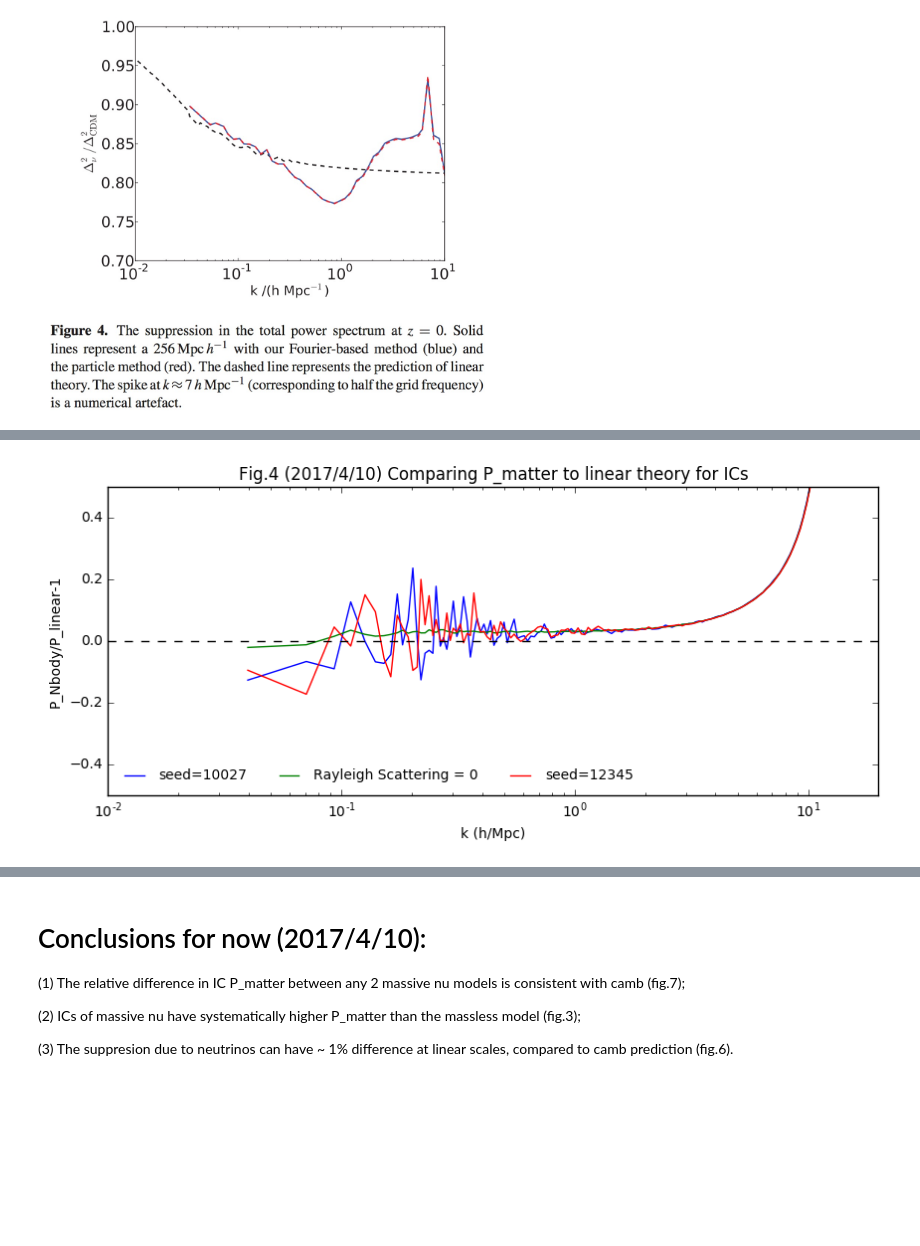
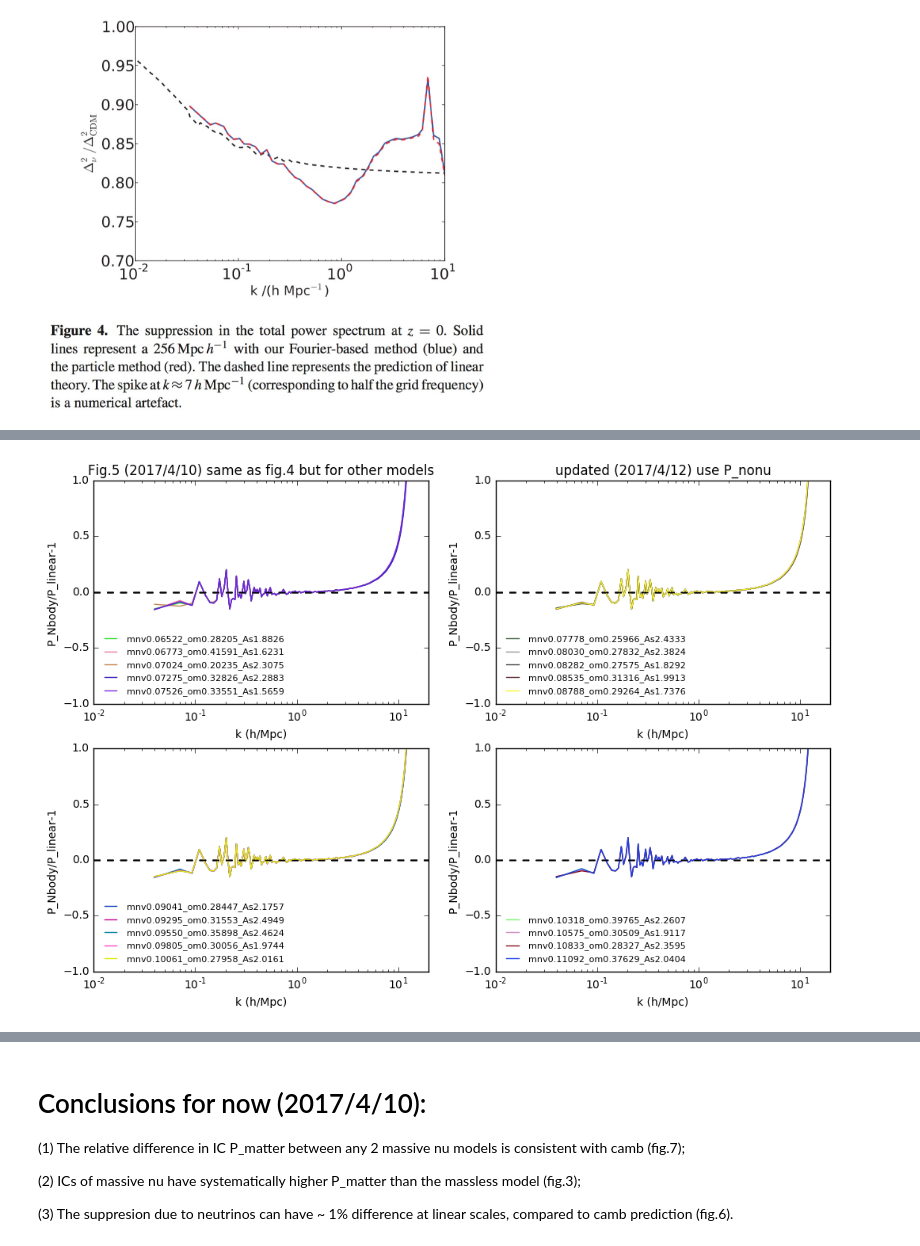
Before and after one commit to liuxx479/neutrino-batch, a Jupyter notebook: plot-matterps.ipynb, the cells around one changed output, grey strips where cells are left out. Cells and saved outputs as stored; diff of their text form; code cells hidden in the pictures; blank space fills up the shorter version.

```diff
--- a/plot-matterps.ipynb
+++ b/plot-matterps.ipynb
@@ -219,25 +217,50 @@ show()
 # %%
-f=figure(figsize=(10,4))
-ax=f.add_subplot(111)
+################################################
+##### plot pmatter for other cosmology #########
+################################################
+import os
+fn_arr = np.array(os.listdir('matterpower'))[where(array( [(len(iPm)) for iPm in os.listdir('matterpower')])==39)[0]]
+#print fn_arr
+fn_arr = delete(fn_arr, 1)
 
-for iii in range(3):
-    fn = ('','-Rayleigh0','-seed12345')[iii]
-    ilabel=['seed=10027','Rayleigh Scattering = 0','seed=12345'][iii]
-    ikgadget, iPgadget, iNmodes = np.loadtxt('matterpower/mnv0.10000_om0.30000_As2.1000-Pk-DM-ICs%s'%(fn)).T
+f=figure(figsize=(12,8))
+jjj=0
+seed(5)
+for iii in range(len(fn_arr)):
+
+    fn = fn_arr[iii][:-10]
+    #print fn
+    if fn[:10]=='mnv0.00000' or fn[:10]=='mnv0.10000':
+        continue
+    if jjj%5==0:
+        ax=f.add_subplot(2,2,jjj/5+1)
+    if iii==2:
+        ax.set_title("Fig.5 (2017/4/10) same as fig.4 but for other models")
+    if jjj==8:
+        ax.set_title("updated (2017/4/12) use P_nonu")
+    ikgadget, iPgadget, iNmodes = np.loadtxt('matterpower/%s-PK-DM-ICs'%(fn)).T
+
+    ikT_z99, iTtot, iTnonu = np.loadtxt('camb/camb_%s_transfer_99.dat'%(fn)).T[[0,6,7]]
+    iratio = interp1d(ikT_z99, (iTnonu/iTtot)**2)(kgadget_bined)
+
+    ikcamb_z99, iPcamb_z99 = np.loadtxt('camb/camb_%s_matterpow_99.dat'%(fn)).T
+
     kgadget *= 2*pi/Boxsize
     iPgadget *= Boxsize**3
     iPgadget_binned = bin_array(iPgadget,binsize,iNmodes)
-    P_z99_out = interp1d(kcamb_z99, Pcamb_z99)(kgadget_bined)
-    ax.plot(kgadget_bined, iPgadget_binned/P_z99_out-1, label=ilabel)
-ax.legend(fontsize=10,frameon=0,loc=3, ncol=3)
-ax.plot([1e-2, 20],[0,0],'k--')
-ax.set_xlabel('k (h/Mpc)')
-ax.set_xscale('log')
-ax.set_ylabel('P_Nbody/P_linear-1')
-ax.set_xlim(1e-2,20)
-ax.set_ylim(-0.5,0.5)
-ax.set_title("Fig.4 (2017/4/10) Comparing P_matter to linear theory for ICs")
+    P_z99_out = iratio*interp1d(ikcamb_z99, iPcamb_z99)(kgadget_bined)
 
+
+    icolor=rand(3)
+    ax.plot(kgadget_bined, iPgadget_binned/P_z99_out-1, c=icolor, label=fn)
+    jjj+=1
+    ax.legend(fontsize=8,frameon=0,loc=3, ncol=1)
+    ax.plot([1e-2, 20],[0,0],'k--')
+    ax.set_xlabel('k (h/Mpc)')
+    ax.set_xscale('log')
+    ax.set_ylabel('P_Nbody/P_linear-1')
+    ax.set_xlim(1e-2,20)
+    ax.set_ylim(-1,1)
 show()
 # %% [output]
-[figure, old version]
+[figure, new version]
```
Also changed, not shown: parts of 9 cells of this notebook.
